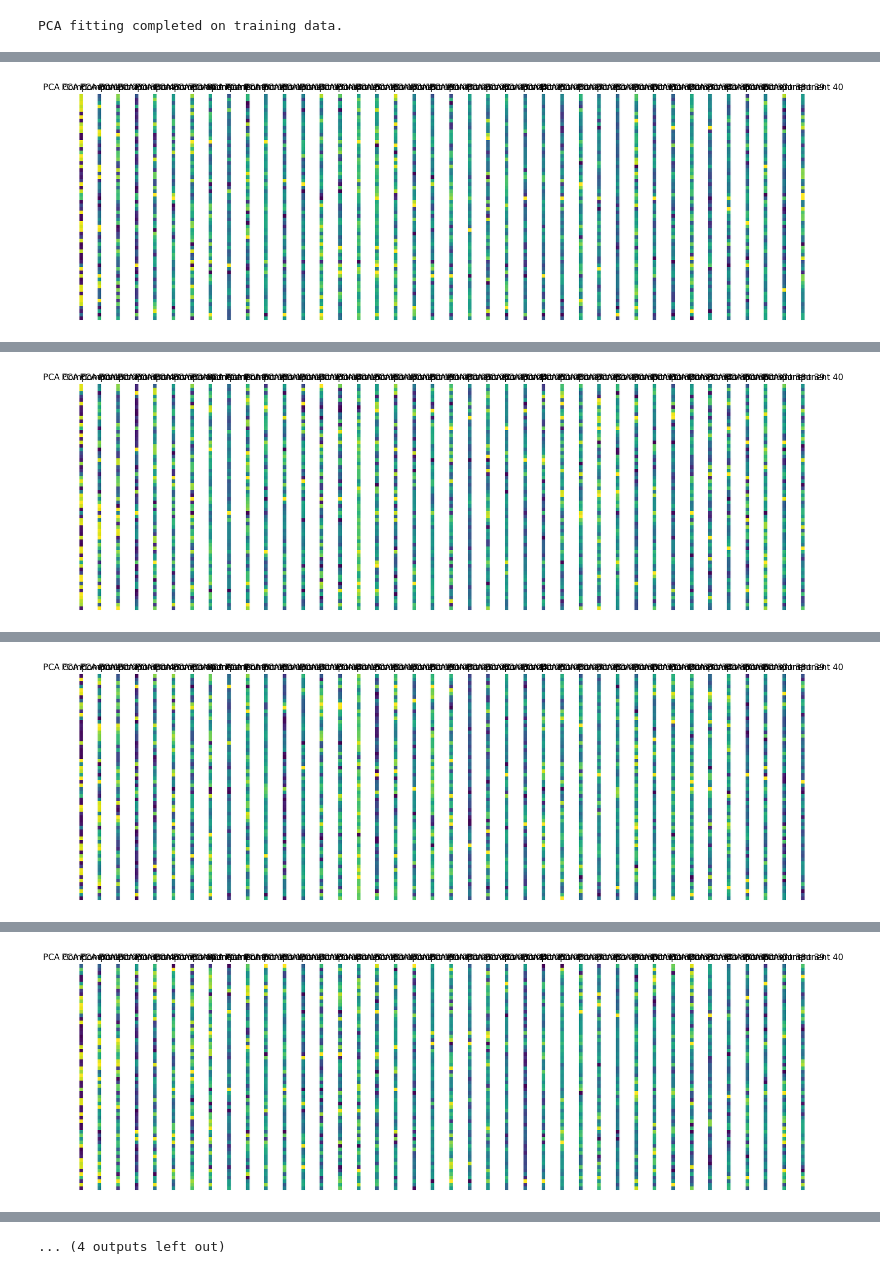
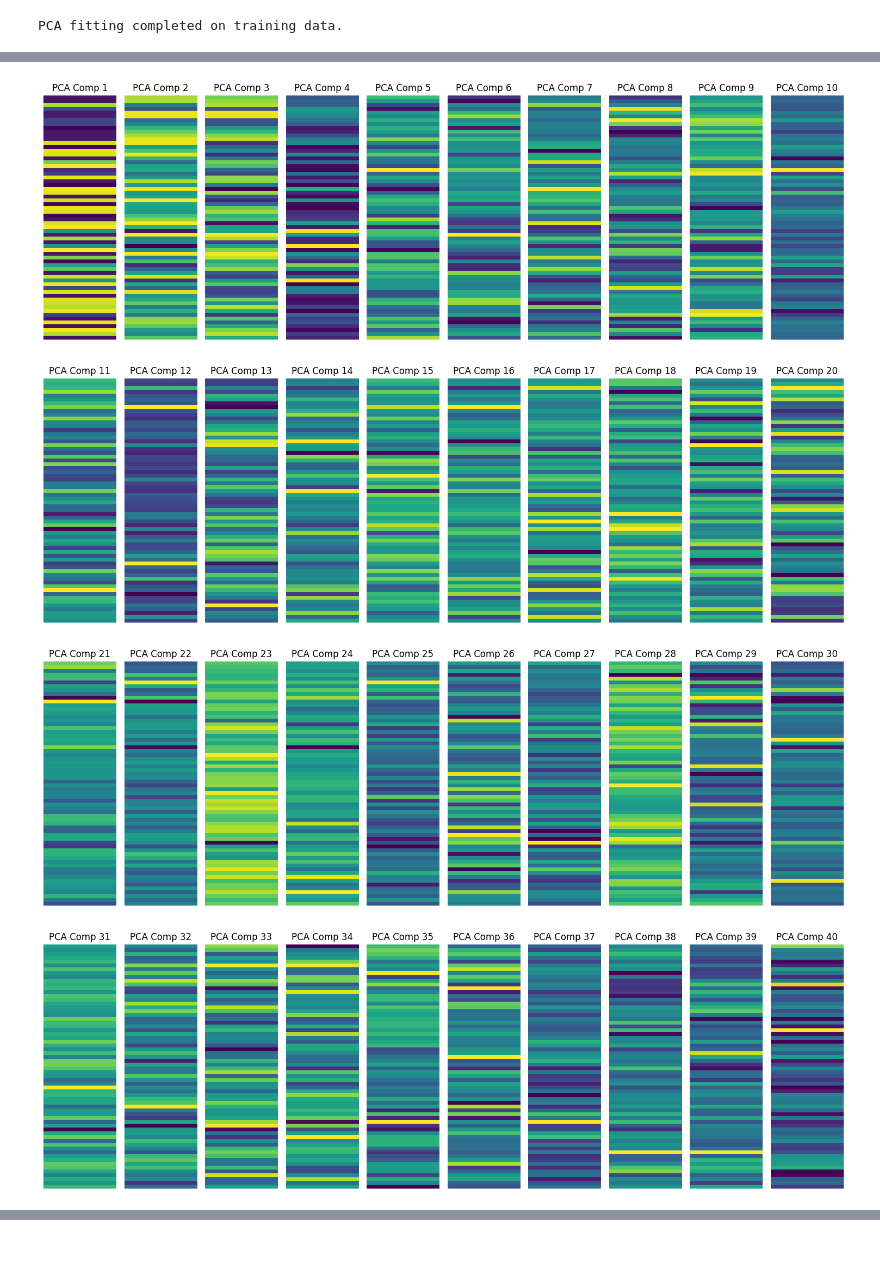
Before and after one commit to eshal26/PCA-CNN, a Jupyter notebook: VGG_PCA.ipynb, the cells around one changed output, grey strips where cells are left out. Cells and saved outputs as stored; diff of their text form; code cells hidden in the pictures; blank space fills up the shorter version.

```diff
--- a/VGG_PCA.ipynb
+++ b/VGG_PCA.ipynb
@@ -214,14 +198,9 @@ def train_model(model, train_loader, val_loader, criterion, optimizer, num_epoch
           # Example during training
          # Visualize PCA-transformed feature maps after every 5 epochs
         if (epoch + 1) % 5 == 0:
-            print(f"Visualizing PCA feature maps after epoch {epoch+1}...")
-
-            # Ensure PCA is fitted before plotting
-            if model.pca is None:
-                print("Skipping PCA visualization: PCA is not fitted yet.")
-            else:
-                sample_batch, _ = next(iter(train_loader))  # Get a sample batch from the training loader
-                plot_pca_feature_maps(model, sample_batch, num_components=pca_components, device=device)
+            sample_batch, _ = next(iter(train_loader))  # Get a sample batch
+            print(f"Visualizing all PCA feature maps after epoch {epoch+1}")
+            plot_all_pca_feature_maps(model, sample_batch, group_size=10, device=device)
 
 
 
@@ -239 +217,4 @@ Extracted features shape: torch.Size([64, 25088])
-[figure, old version]
+[figure, new version]
+[figure, new version]
+[figure, new version]
+[figure, new version]
@@ -247 +226,0 @@ Extracted features shape: torch.Size([64, 25088])
-[figure, old version]
@@ -255 +236,0 @@ Extracted features shape: torch.Size([64, 25088])
-[figure, old version]
@@ -263 +238,0 @@ Extracted features shape: torch.Size([64, 25088])
-[figure, old version]
@@ -280 +238,0 @@ Extracted features shape: torch.Size([64, 25088])
-... (4 outputs left out)
```
Also changed, not shown: parts of 3 cells of this notebook.
